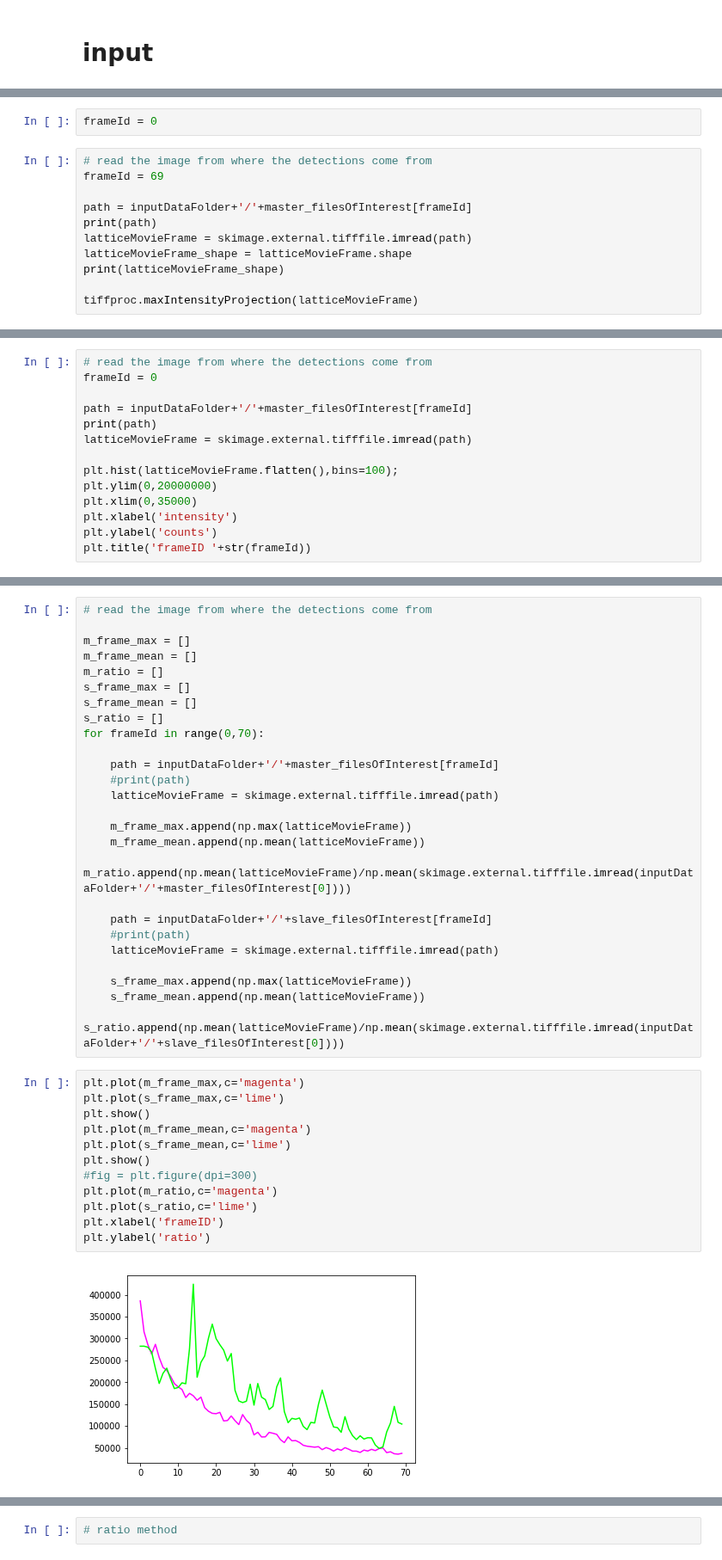
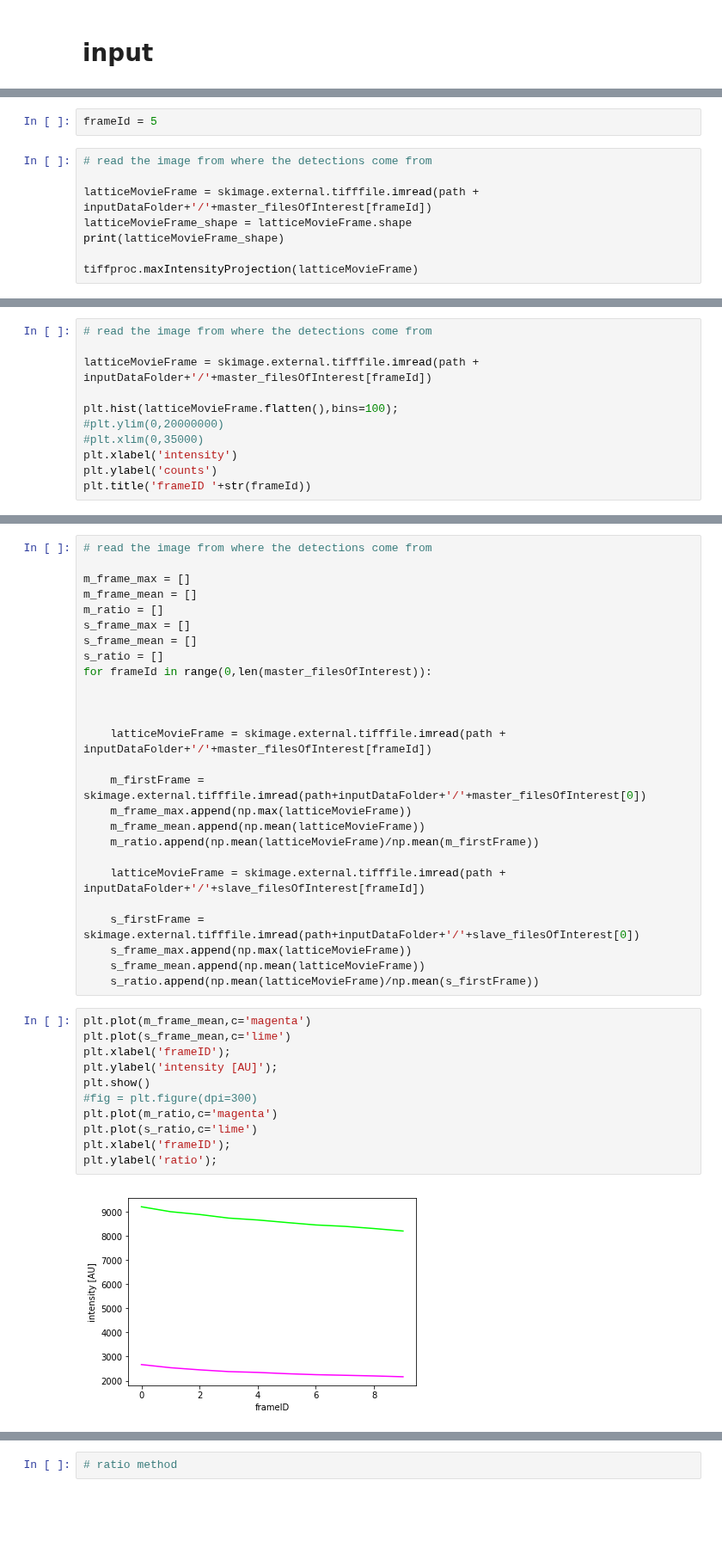
Before and after one commit to pylattice/pyLattice, a Jupyter notebook: src/jupyter/latticeMovie_correctBleaching.ipynb, the cells around one changed output, grey strips where cells are left out. Shown at 86% size. Saved outputs shown, nothing was run; the diff lists cells and outputs as text; blank space fills up the shorter version.

```diff
--- a/src/jupyter/latticeMovie_correctBleaching.ipynb
+++ b/src/jupyter/latticeMovie_correctBleaching.ipynb
@@ -176,12 +104,9 @@ movieLength = int(getInputParameter(inputParameters,"movieLength"))
 # %%
-frameId = 0
+frameId = 5
 # %%
 # read the image from where the detections come from
-frameId = 69
 
-path = inputDataFolder+'/'+master_filesOfInterest[frameId]
-print(path)
-latticeMovieFrame = skimage.external.tifffile.imread(path)
+latticeMovieFrame = skimage.external.tifffile.imread(path + inputDataFolder+'/'+master_filesOfInterest[frameId])
 latticeMovieFrame_shape = latticeMovieFrame.shape
 print(latticeMovieFrame_shape)
 
@@ -193,14 +117,11 @@ tiffproc.maxIntensityProjection(latticeMovieFrame)
 # %%
 # read the image from where the detections come from
-frameId = 0
 
-path = inputDataFolder+'/'+master_filesOfInterest[frameId]
-print(path)
-latticeMovieFrame = skimage.external.tifffile.imread(path)
+latticeMovieFrame = skimage.external.tifffile.imread(path + inputDataFolder+'/'+master_filesOfInterest[frameId])
 
 plt.hist(latticeMovieFrame.flatten(),bins=100);
-plt.ylim(0,20000000)
-plt.xlim(0,35000)
+#plt.ylim(0,20000000)
+#plt.xlim(0,35000)
 plt.xlabel('intensity')
 plt.ylabel('counts')
 plt.title('frameID '+str(frameId))
@@ -217,34 +139,33 @@ m_ratio = []
 s_frame_max = []
 s_frame_mean = []
 s_ratio = []
-for frameId in range(0,70):
+for frameId in range(0,len(master_filesOfInterest)):
 
-    path = inputDataFolder+'/'+master_filesOfInterest[frameId]
-    #print(path)
-    latticeMovieFrame = skimage.external.tifffile.imread(path)
 
+
+    latticeMovieFrame = skimage.external.tifffile.imread(path + inputDataFolder+'/'+master_filesOfInterest[frameId])
+
+    m_firstFrame = skimage.external.tifffile.imread(path+inputDataFolder+'/'+master_filesOfInterest[0])
     m_frame_max.append(np.max(latticeMovieFrame))
     m_frame_mean.append(np.mean(latticeMovieFrame))
-    m_ratio.append(np.mean(latticeMovieFrame)/np.mean(skimage.external.tifffile.imread(inputDataFolder+'/'+master_filesOfInterest[0])))
+    m_ratio.append(np.mean(latticeMovieFrame)/np.mean(m_firstFrame))
 
-    path = inputDataFolder+'/'+slave_filesOfInterest[frameId]
-    #print(path)
-    latticeMovieFrame = skimage.external.tifffile.imread(path)
+    latticeMovieFrame = skimage.external.tifffile.imread(path + inputDataFolder+'/'+slave_filesOfInterest[frameId])
 
+    s_firstFrame = skimage.external.tifffile.imread(path+inputDataFolder+'/'+slave_filesOfInterest[0])
     s_frame_max.append(np.max(latticeMovieFrame))
     s_frame_mean.append(np.mean(latticeMovieFrame))
-    s_ratio.append(np.mean(latticeMovieFrame)/np.mean(skimage.external.tifffile.imread(inputDataFolder+'/'+slave_filesOfInterest[0])))
+    s_ratio.append(np.mean(latticeMovieFrame)/np.mean(s_firstFrame))
 # %%
-plt.plot(m_frame_max,c='magenta')
-plt.plot(s_frame_max,c='lime')
-plt.show()
 plt.plot(m_frame_mean,c='magenta')
 plt.plot(s_frame_mean,c='lime')
+plt.xlabel('frameID');
+plt.ylabel('intensity [AU]');
 plt.show()
 #fig = plt.figure(dpi=300)
 plt.plot(m_ratio,c='magenta')
 plt.plot(s_ratio,c='lime')
-plt.xlabel('frameID')
-plt.ylabel('ratio')
+plt.xlabel('frameID');
+plt.ylabel('ratio');
 # %% [output]
-[figure, old version]
+[figure, new version]
```
Also changed, not shown: parts of 33 cells of this notebook.
